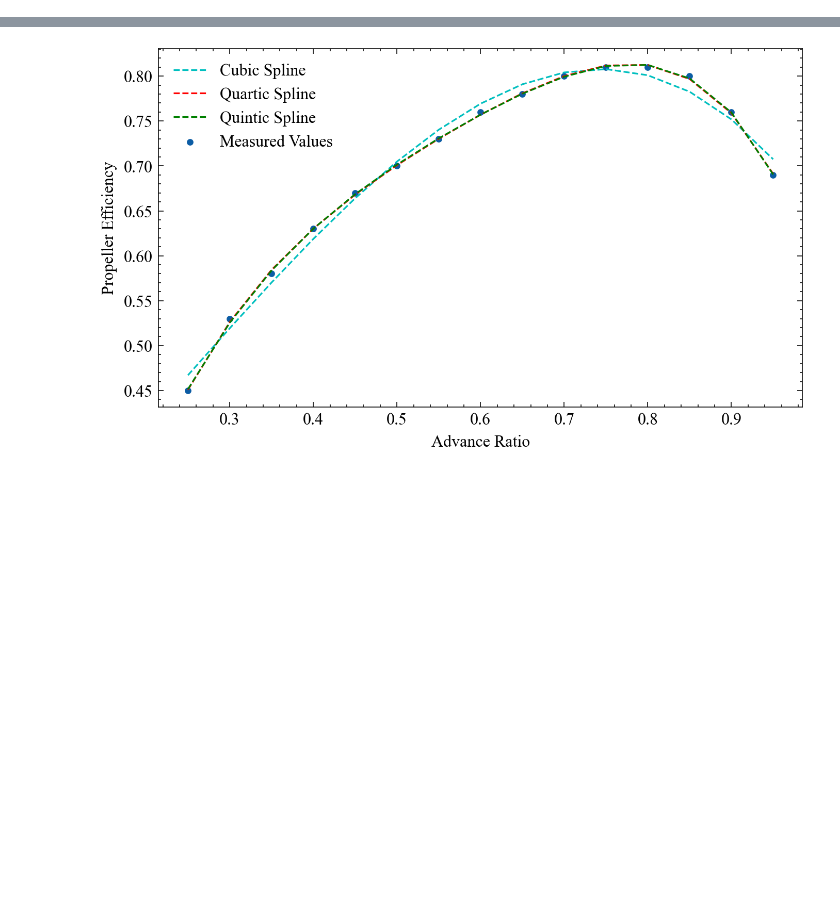
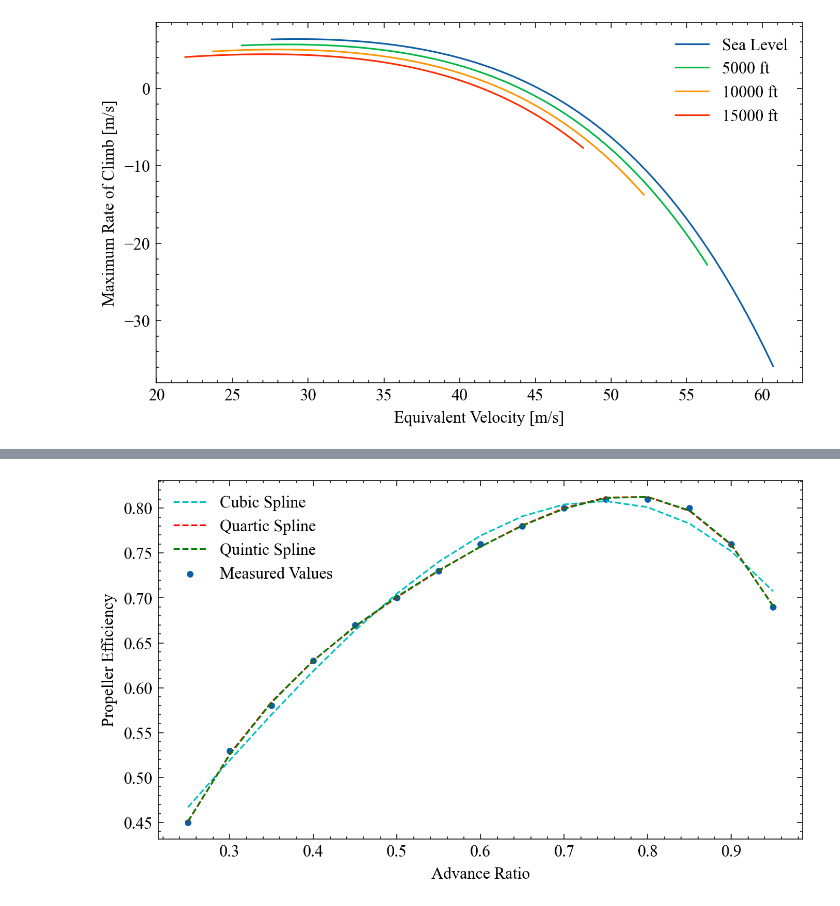
Before and after one commit to MichaszJ/aircraft-performance-projects, a Jupyter notebook: Project2.ipynb, the cells around one changed output, grey strips where cells are left out. Saved outputs shown, nothing was run; the diff lists cells and outputs as text; code cells hidden in the pictures; blank space fills up the shorter version.

Commit message:
added analysis code to own file, usage example in notebook

```diff
--- a/Project2.ipynb
+++ b/Project2.ipynb
@@ -47,0 +8,6 @@ power_required = drag * velocity # numpy arrays are blessed
+# %%
+altitudes = [5000, 10000, 15000] # in feet
+ca = climb_analysis(altitudes)
+ca.max_roc(metric=True)
+# %% [output]
+[figure, added]
```
Also changed, not shown: parts of 13 cells of this notebook, 1 other file.
